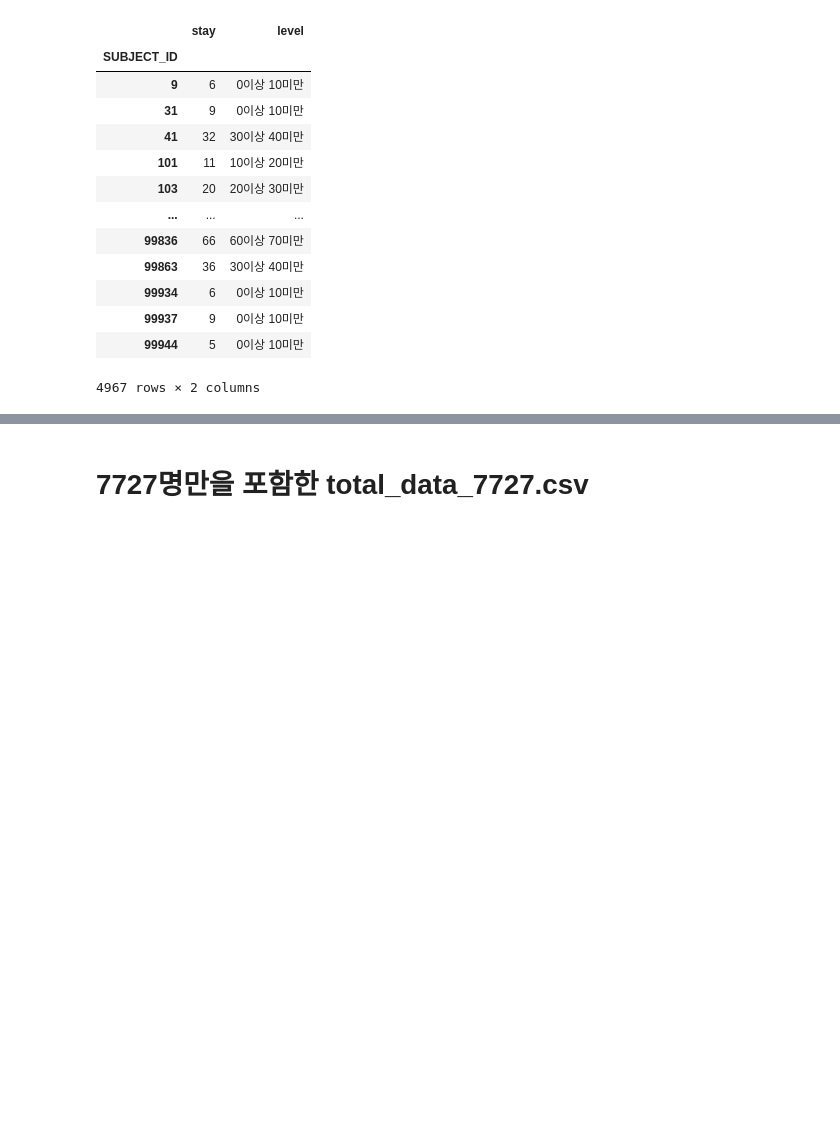
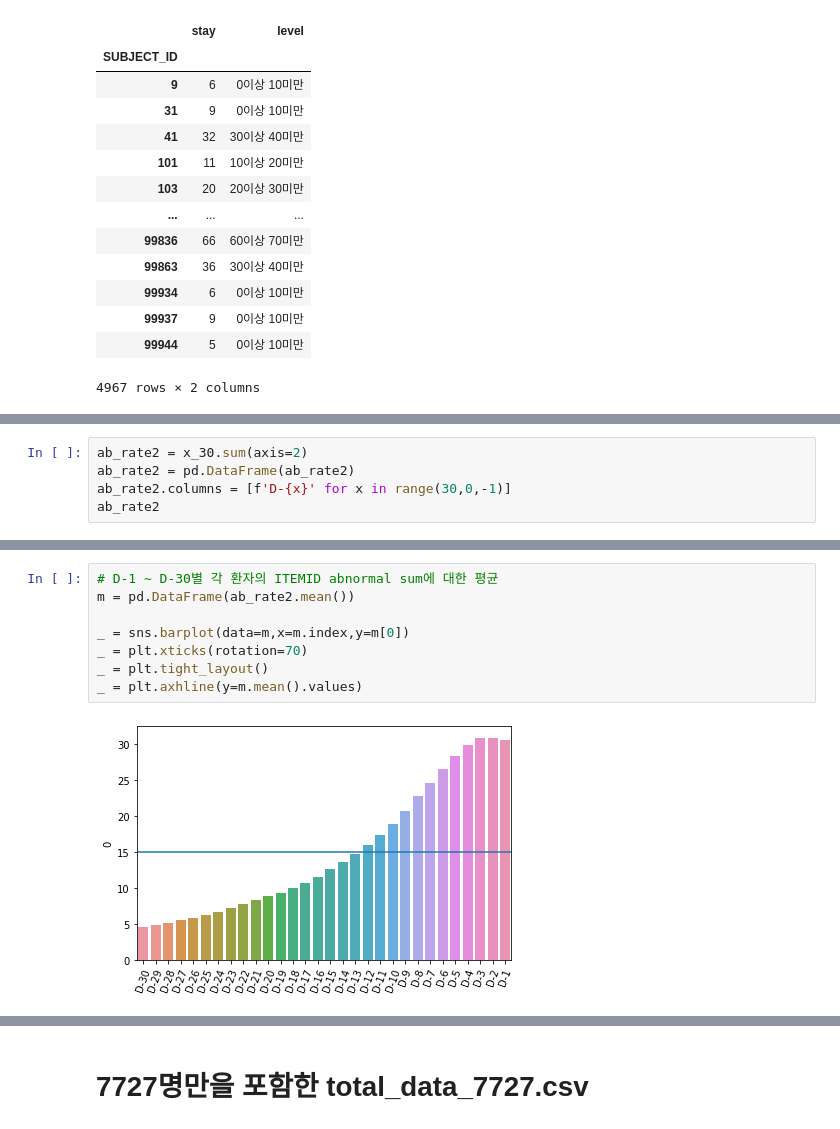
Before and after one commit to limeorange/MIMIC_Research, a Jupyter notebook: 09 장단기 data 생성 및 FI 계산.ipynb, the cells around one changed output, grey strips where cells are left out. Drawn from its saved outputs; the diff is of its cells as text; blank space fills up the shorter version.

```diff
--- a/09 장단기 data 생성 및 FI 계산.ipynb
+++ b/09 장단기 data 생성 및 FI 계산.ipynb
@@ -128,0 +199,5 @@ stay100
+# %%
+ab_rate2 = x_30.sum(axis=2)
+ab_rate2 = pd.DataFrame(ab_rate2)
+ab_rate2.columns = [f'D-{x}' for x in range(30,0,-1)]
+ab_rate2
@@ -128,0 +218,10 @@ stay100
+# %%
+# D-1 ~ D-30별 각 환자의 ITEMID abnormal sum에 대한 평균
+m = pd.DataFrame(ab_rate2.mean())
+
+_ = sns.barplot(data=m,x=m.index,y=m[0])
+_ = plt.xticks(rotation=70)
+_ = plt.tight_layout()
+_ = plt.axhline(y=m.mean().values)
+# %% [output]
+[figure, added]
```
Also changed, not shown: parts of 34 cells of this notebook.
